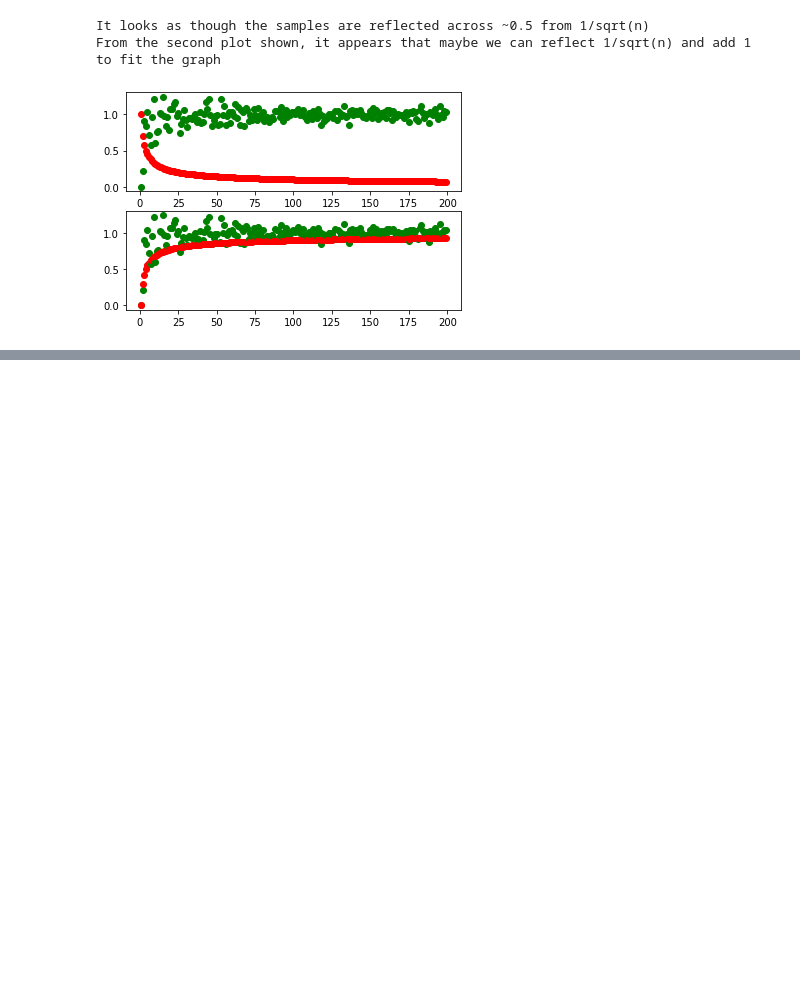
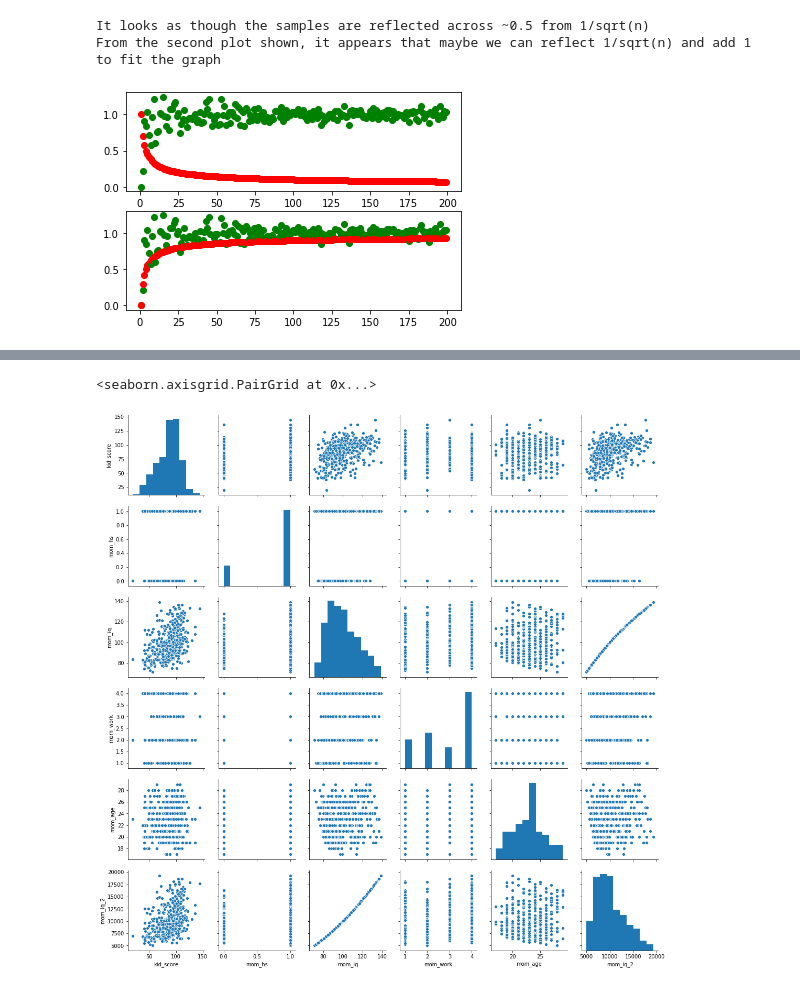
Before and after one commit to johnson0310/EE460J, a Jupyter notebook: lab2/Lab2.ipynb, the cells around one changed output, grey strips where cells are left out. Saved outputs shown, nothing was run; the diff lists cells and outputs as text; code cells hidden in the pictures; blank space fills up the shorter version.

```diff
--- a/lab2/Lab2.ipynb
+++ b/lab2/Lab2.ipynb
@@ -295,0 +400,6 @@ From the second plot shown, it appears that maybe we can reflect 1/sqrt(n) and a
+# %%
+kidiq['mom_iq_2'] = kidiq['mom_iq']**2
+sns.pairplot(kidiq)
+# %% [output]
+<seaborn.axisgrid.PairGrid at 0x...>
+[figure, added]
```
Also changed, not shown: parts of 15 cells of this notebook, 3 other files.
